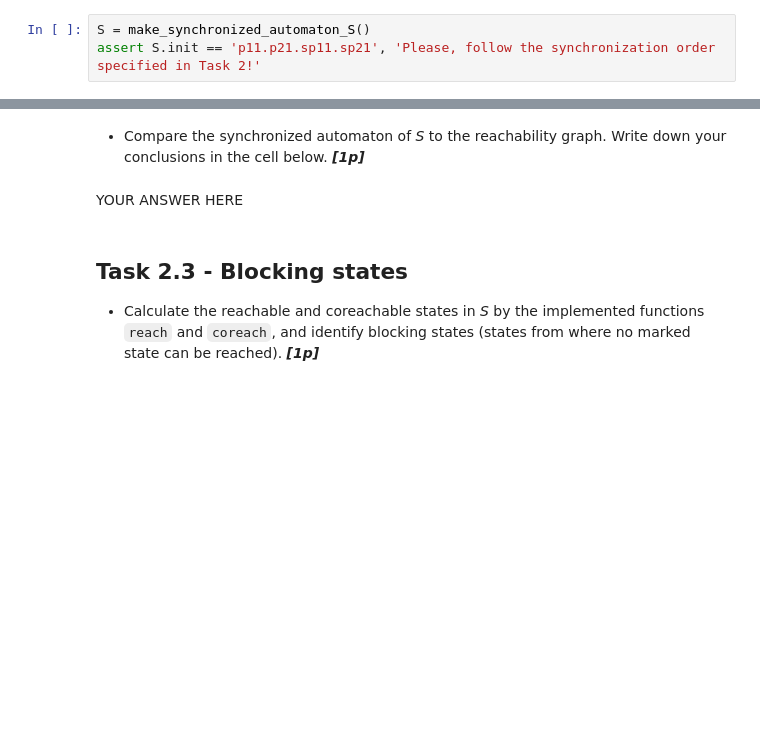
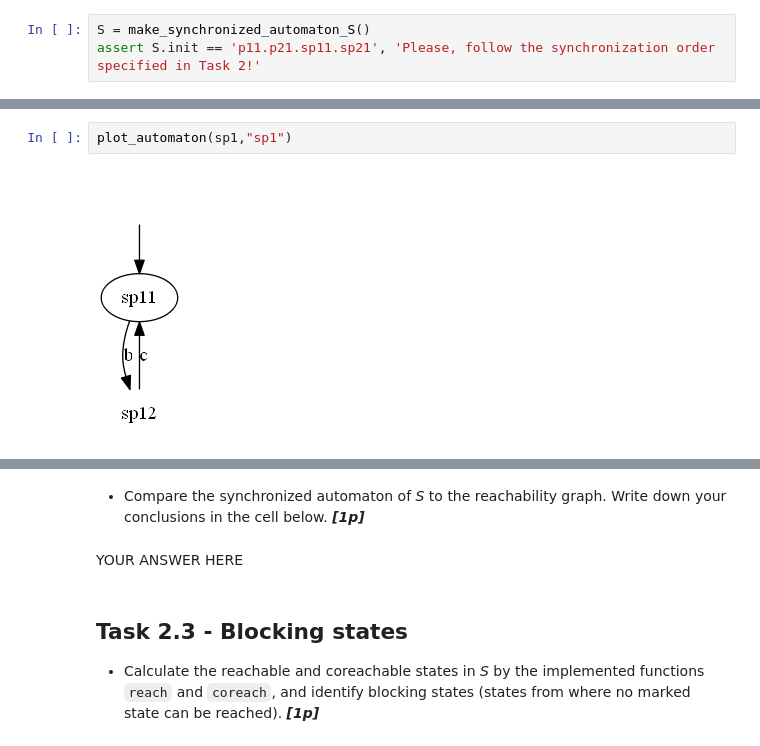
Before and after one commit to SpartanTan/SSY165DES, a Jupyter notebook: assignment1/sync_and_reach.ipynb, the cells around one changed output, grey strips where cells are left out. Drawn from its saved outputs; the diff is of its cells as text; blank space fills up the shorter version.

```diff
--- a/assignment1/sync_and_reach.ipynb
+++ b/assignment1/sync_and_reach.ipynb
@@ -606,0 +764,4 @@ assert S.init == 'p11.p21.sp11.sp21', 'Please, follow the synchronization order
+# %%
+plot_automaton(sp1,"sp1")
+# %% [output]
+[figure, added]
```
Also changed, not shown: parts of 15 cells of this notebook, 38 other files.
